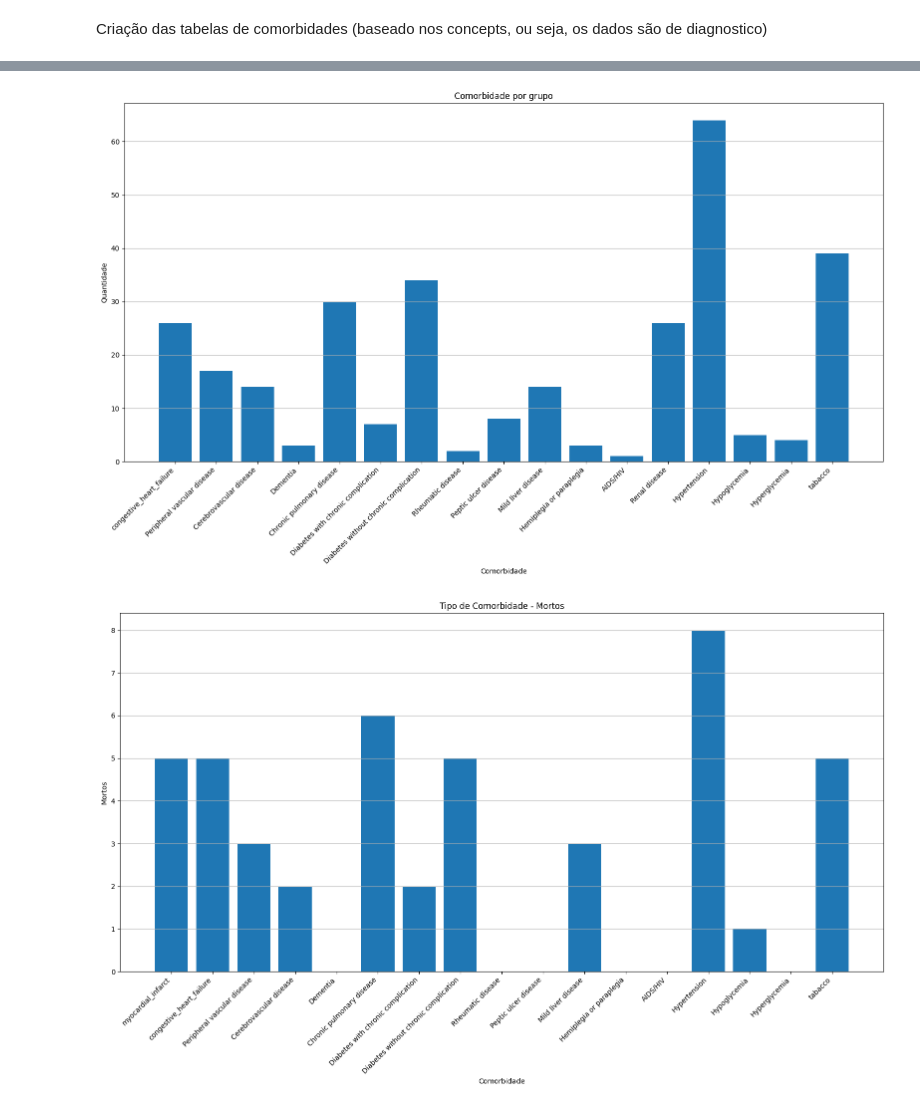
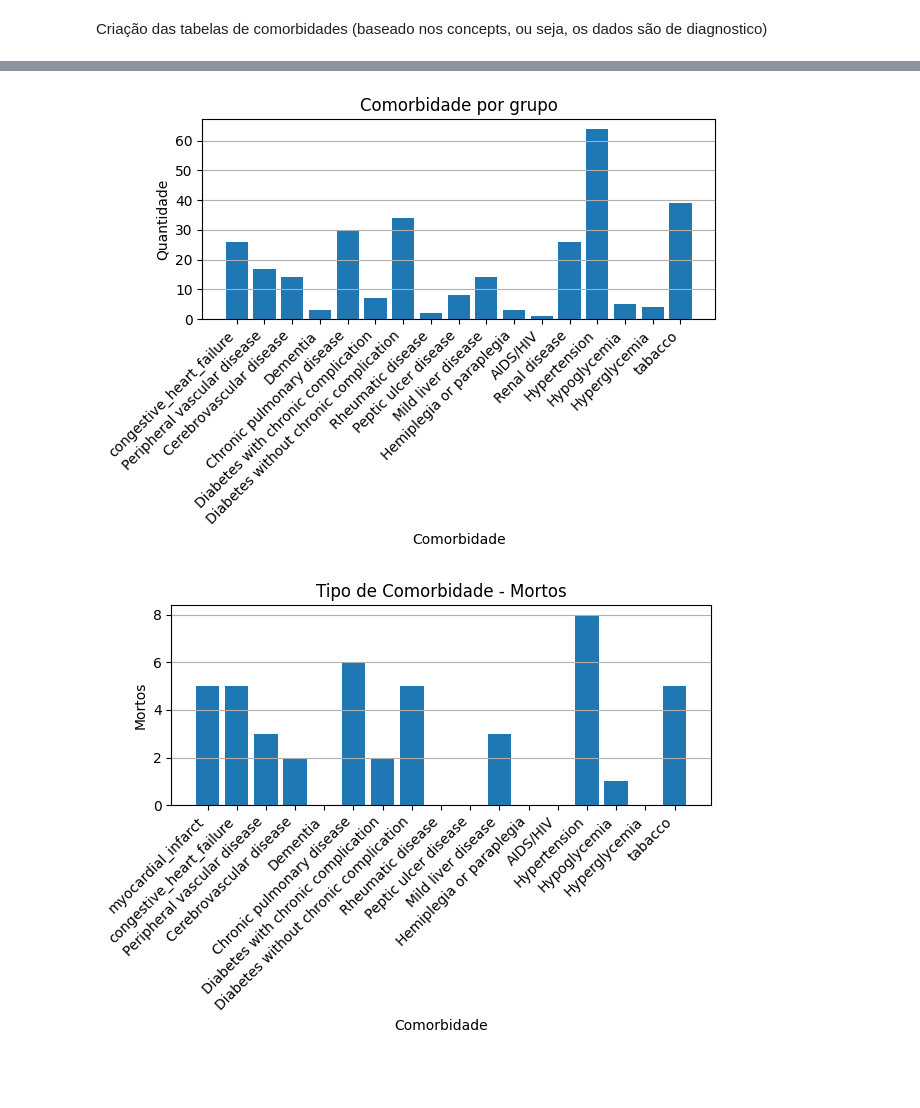
Before and after one commit to besome/speed-uti, a Jupyter notebook: mimic-code/mimic-iv-demo/2.2/analise.ipynb, the cells around one changed output, grey strips where cells are left out. Cells and saved outputs as stored; diff of their text form; code cells hidden in the pictures; blank space fills up the shorter version.

Commit message:
Testes de hipótese com as comorbidades.

```diff
--- a/mimic-code/mimic-iv-demo/2.2/analise.ipynb
+++ b/mimic-code/mimic-iv-demo/2.2/analise.ipynb
@@ -514,4 +507,19 @@ comorbidities = merged_df.groupby('subject_id_x').agg({
     'Hyperglycemia': 'max',
     'tabacco': 'max',
     # Adicione as outras colunas de comorbidades aqui...
-}).reset_index()
+}).reset_index().rename(columns={"subject_id_x":"subject_id"})
+
+
+colunas_comorbidades = [
+    'myocardial_infarct', 'congestive_heart_failure', 'Peripheral vascular disease',
+    'Cerebrovascular disease', 'Dementia', 'Chronic pulmonary disease',
+    'Diabetes with chronic complication', 'Diabetes without chronic complication',
+    'Rheumatic disease', 'Peptic ulcer disease', 'Mild liver disease',
+    'Hemiplegia or paraplegia', 'AIDS/HIV', 'Hypertension', 'Hypoglycemia',
+    'Hyperglycemia', 'tabacco'
+]
+
+tabelona = pd.merge(tabelona,comorbidities)
+tabelona['total_comorbidities']  = tabelona[colunas_comorbidades].sum(axis=1)
+
+tabelona
@@ -518,7 +660,7 @@ comorbidities = merged_df.groupby('subject_id_x').agg({
 # %%
 comobirdade_sum = comorbidities.iloc[:,2:].sum()
 
-plt.figure(figsize=(16,10))
+plt.figure()
 
 plt.subplot(111)
 plt.bar(comobirdade_sum.index,comobirdade_sum.values)
@@ -535,19 +677,11 @@ plt.show()
 
 
 
-mortos = pd.merge(comorbidities,mortos_id,left_on='subject_id_x',right_on='subject_id',how='inner')
+mortos = pd.merge(comorbidities,mortos_id,left_on='subject_id',right_on='subject_id',how='inner')
 
-vivos = comorbidities[~comorbidities['subject_id_x'].isin(mortos['subject_id'])]
+vivos = comorbidities[~comorbidities['subject_id'].isin(mortos['subject_id'])]
 
 
-colunas_comorbidades = [
-    'myocardial_infarct', 'congestive_heart_failure', 'Peripheral vascular disease',
-    'Cerebrovascular disease', 'Dementia', 'Chronic pulmonary disease',
-    'Diabetes with chronic complication', 'Diabetes without chronic complication',
-    'Rheumatic disease', 'Peptic ulcer disease', 'Mild liver disease',
-    'Hemiplegia or paraplegia', 'AIDS/HIV', 'Hypertension', 'Hypoglycemia',
-    'Hyperglycemia', 'tabacco'
-]
 
 # Filtra as colunas de comorbidades e soma os valores
 mortos_sum = mortos[colunas_comorbidades].sum()
@@ -560,7 +694,7 @@ contagem_mortos_por_comorbidades = mortos_sum1.value_counts().sort_index()
 vivos_sum = vivos[colunas_comorbidades].sum()
 
 
-plt.figure(figsize=(16,10))
+plt.figure()
 plt.subplot(111)
 plt.bar(mortos_sum.index, mortos_sum.values)
 plt.xlabel("Comorbidade")
@@ -573,7 +707,7 @@ plt.xticks(rotation=45,ha='right')
 plt.tight_layout()
 plt.show()
 
-plt.figure(figsize=(16,10))
+plt.figure()
 plt.subplot(111)
 plt.bar(contagem_mortos_por_comorbidades.index, contagem_mortos_por_comorbidades.values)
 plt.xlabel("Comorbidade")
@@ -586,7 +720,7 @@ plt.xticks(rotation=0)
 plt.tight_layout()
 plt.show()
 
-plt.figure(figsize=(16,10))
+plt.figure()
 plt.subplot(111)
 plt.bar(vivos_sum.index, vivos_sum.values)
 plt.xlabel("Comorbidade")
@@ -599,7 +733,7 @@ plt.xticks(rotation=45,ha='right')
 plt.tight_layout()
 plt.show()
 
-mortos_idade = pd.merge(tabelona, mortos, left_on='subject_id',right_on='subject_id_x',how='left')
+mortos_idade = pd.merge(tabelona, mortos)
 
 # Dicionário para armazenar as médias de idade por comorbidade
 medias_por_comorbidade = {}
@@ -611,33 +745,33 @@ for comorbidade in colunas_comorbidades:
 
 # Converter o dicionário em um DataFrame para facilitar a plotagem
 df_medias = pd.DataFrame(list(medias_por_comorbidade.items()), columns=['Comorbidade', 'Idade Média'])
 
 # Plotagem do gráfico de barras
-plt.figure(figsize=(16, 10))
+plt.figure()
 bars = plt.bar(df_medias['Comorbidade'], df_medias['Idade Média'], color='skyblue')
 plt.xlabel("Comorbidade")
 plt.ylabel("Idade média")
 plt.title("Idade média dos mortos por comorbidade")
 plt.grid(axis='y')
 
 for bar in bars:
     height = bar.get_height()
     plt.text(
         bar.get_x() + bar.get_width() / 2,  # Posição x do texto (centro da barra)
         height + 0.5,  # Posição y do texto (ligeiramente acima da barra)
         f'{height:.1f}',  # Valor formatado com 1 casa decimal
         ha='center',  # Alinhamento horizontal centralizado
         va='bottom',  # Alinhamento vertical na base
         fontsize=10
     )
 # Rotação dos rótulos do eixo x para melhor visualização
 plt.xticks(rotation=45, ha='right')
 
 # Ajuste do layout para evitar cortes nos rótulos
 plt.tight_layout()
 
 # Exibir o gráfico
 plt.show()
 # %% [output]
-[figure, old version]
+[figure, new version]
-[figure, old version]
+[figure, new version]
```
Also changed, not shown: parts of 13 cells of this notebook.
